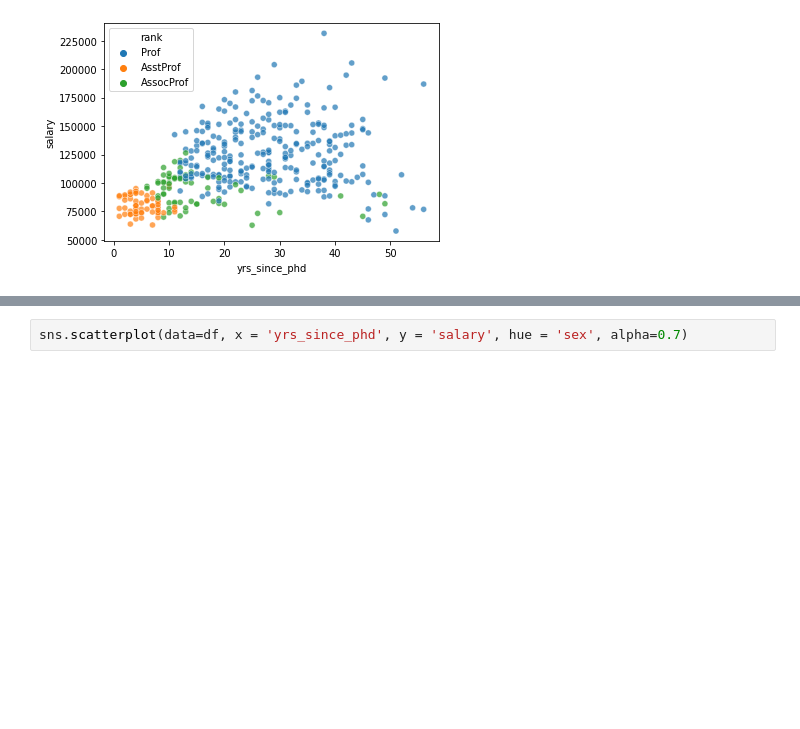
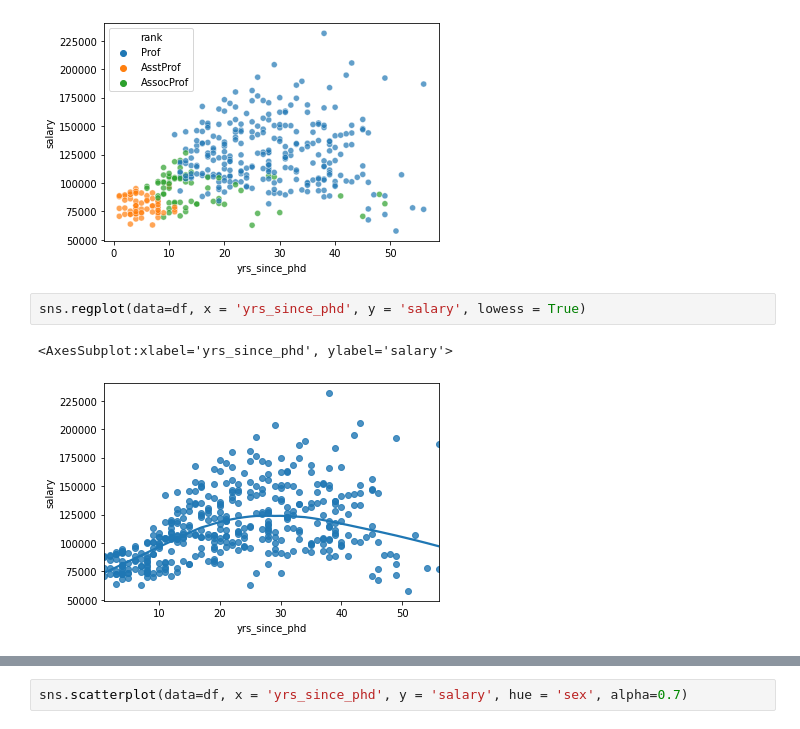
Before and after one commit to irtizak/salaries, a Jupyter notebook: original.ipynb, the cells around one changed output, grey strips where cells are left out. Saved outputs shown, nothing was run; the diff lists cells and outputs as text; blank space fills up the shorter version.

```diff
--- a/original.ipynb
+++ b/original.ipynb
@@ -202,3 +200,8 @@ sns.scatterplot(data=df, x = 'yrs_since_phd', y = 'salary', hue = 'rank', alpha=
 # %% [output]
 <AxesSubplot:xlabel='yrs_since_phd', ylabel='salary'>
 [figure]
+# %%
+sns.regplot(data=df, x = 'yrs_since_phd', y = 'salary', lowess = True)
+# %% [output]
+<AxesSubplot:xlabel='yrs_since_phd', ylabel='salary'>
+[figure, added]
```
Also changed, not shown: parts of 2 cells of this notebook, 1 other file.
